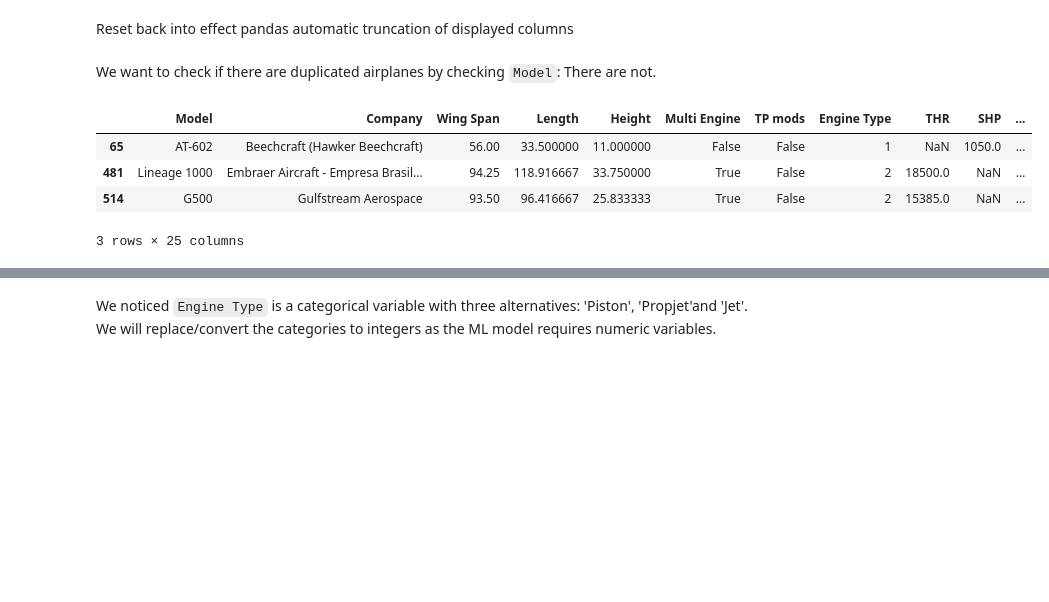
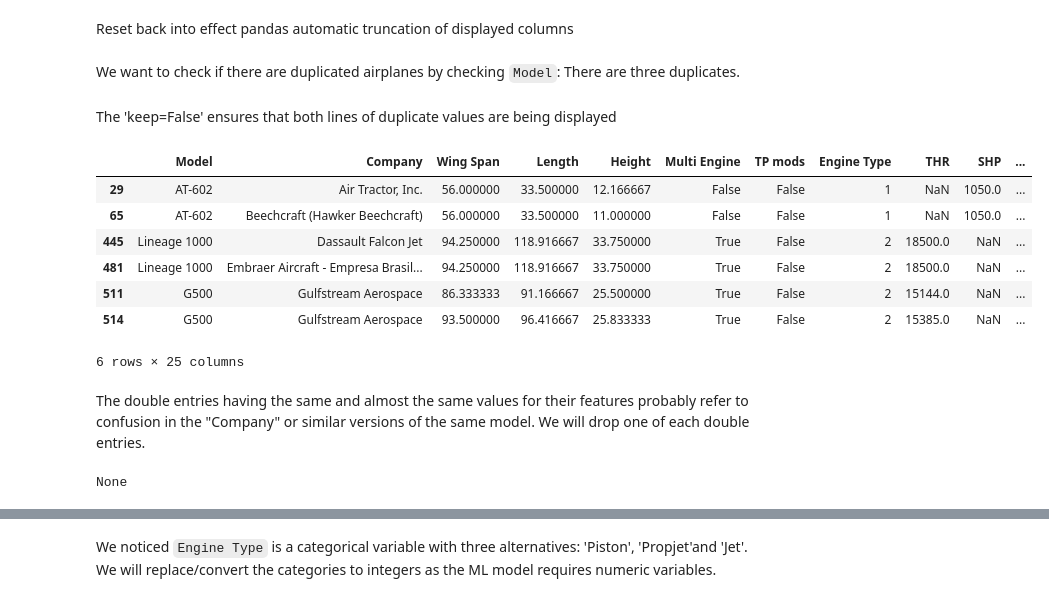
Before and after one commit to johnrearden/pa-data-driven-design, a Jupyter notebook: jupyter_notebooks/1_data_collection.ipynb, the cells around one changed output, grey strips where cells are left out. Drawn from its saved outputs; the diff is of its cells as text; code cells hidden in the pictures; blank space fills up the shorter version.

Commit message:
fix 'duplicated' in notebook 1

```diff
--- a/jupyter_notebooks/1_data_collection.ipynb
+++ b/jupyter_notebooks/1_data_collection.ipynb
@@ -153,12 +153,26 @@ Reset back into effect pandas automatic truncation of displayed columns
 # %%
 pd.reset_option('display.max_columns')
 # %% [markdown]
-We want to check if there are duplicated airplanes by checking `Model`: There are not.
+We want to check if there are duplicated airplanes by checking `Model`: There are three duplicates.
+# %% [markdown]
+The 'keep=False' ensures that both lines of duplicate values are being displayed
 # %%
-df[df.duplicated(subset=['Model'])]
+df[df.duplicated(subset=['Model'], keep=False)]
 # %% [output]
 |  | Model | Company | Wing Span | Length | Height | Multi Engine | TP mods | Engine Type | THR | SHP | ... |
-| 65 | AT-602 | Beechcraft (Hawker Beechcraft) | 56.00 | 33.500000 | 11.000000 | False | False | 1 | NaN | 1050.0 | ... |
-| 481 | Lineage 1000 | Embraer Aircraft - Empresa Brasil... | 94.25 | 118.916667 | 33.750000 | True | False | 2 | 18500.0 | NaN | ... |
-| 514 | G500 | Gulfstream Aerospace | 93.50 | 96.416667 | 25.833333 | True | False | 2 | 15385.0 | NaN | ... |
+| 29 | AT-602 | Air Tractor, Inc. | 56.000000 | 33.500000 | 12.166667 | False | False | 1 | NaN | 1050.0 | ... |
+| 65 | AT-602 | Beechcraft (Hawker Beechcraft) | 56.000000 | 33.500000 | 11.000000 | False | False | 1 | NaN | 1050.0 | ... |
+| 445 | Lineage 1000 | Dassault Falcon Jet | 94.250000 | 118.916667 | 33.750000 | True | False | 2 | 18500.0 | NaN | ... |
+| 481 | Lineage 1000 | Embraer Aircraft - Empresa Brasil... | 94.250000 | 118.916667 | 33.750000 | True | False | 2 | 18500.0 | NaN | ... |
+| 511 | G500 | Gulfstream Aerospace | 86.333333 | 91.166667 | 25.500000 | True | False | 2 | 15144.0 | NaN | ... |
+| 514 | G500 | Gulfstream Aerospace | 93.500000 | 96.416667 | 25.833333 | True | False | 2 | 15385.0 | NaN | ... |
-3 rows × 25 columns
+6 rows × 25 columns
+# %% [markdown]
+The double entries having the same and almost the same values for their features probably refer to confusion in the "Company" or similar versions of the same model.  We will drop one of each double entries.
+# %%
+# Drop the row at index 1
+df_dropped = df.drop(index=[65, 445, 514], inplace=True)
+
+print(df_dropped)
+# %% [output]
+None
```
Also changed, not shown: parts of 2 cells of this notebook.
